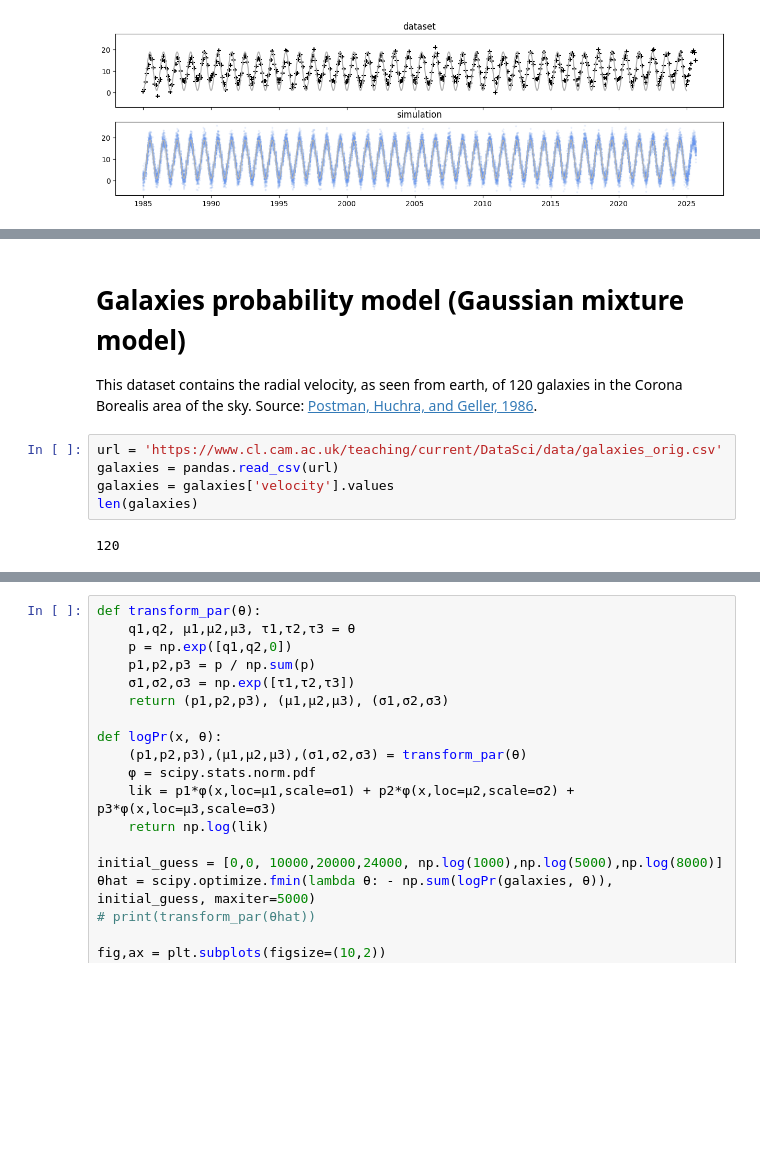
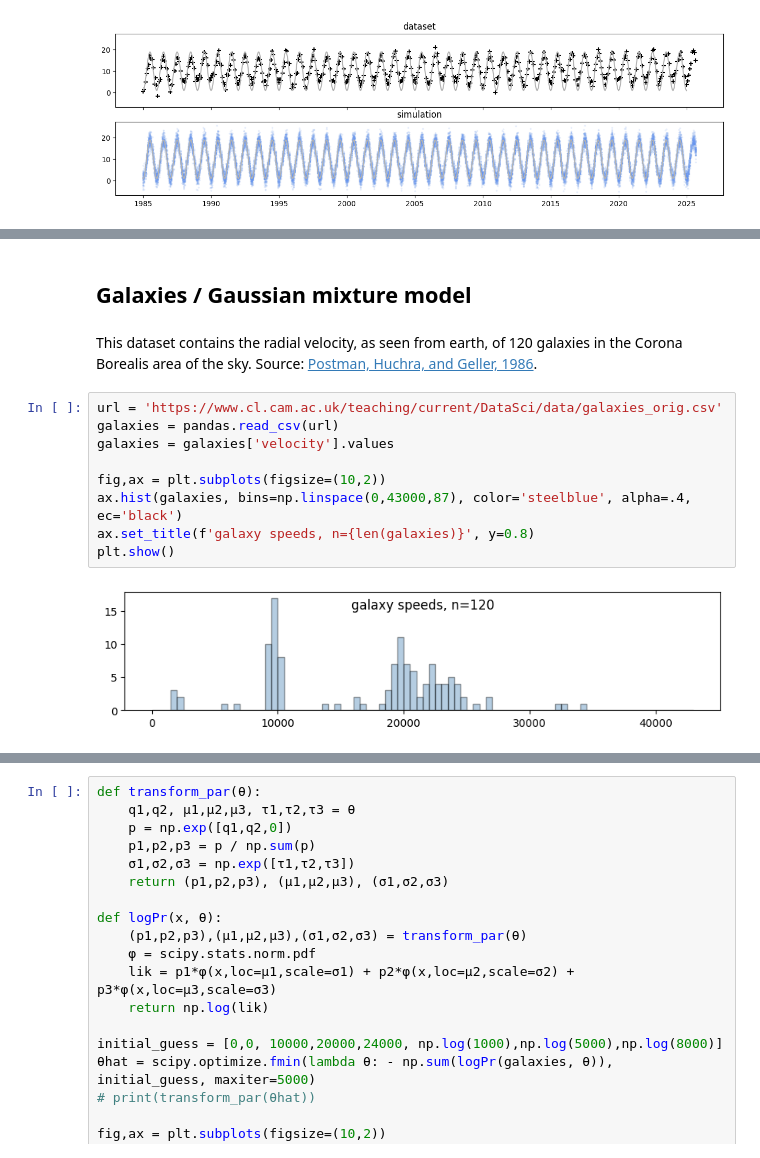
Before and after one commit to damonjw/datasci, a Jupyter notebook: fitting.ipynb, the cells around one changed output, grey strips where cells are left out. Saved outputs shown, nothing was run; the diff lists cells and outputs as text; blank space fills up the shorter version.

```diff
--- a/fitting.ipynb
+++ b/fitting.ipynb
@@ -66,14 +207,18 @@ plt.show()
+# %% [markdown]
+## Galaxies / Gaussian mixture model
 # %% [markdown]
-# Galaxies probability model (Gaussian mixture model)
-
 This dataset contains the radial velocity, as seen from earth, of 120 galaxies in the Corona Borealis area of the sky. Source: [Postman, Huchra, and Geller, 1986](https://ui.adsabs.harvard.edu/abs/1986AJ.....92.1238P).
 # %%
 url = 'https://www.cl.cam.ac.uk/teaching/current/DataSci/data/galaxies_orig.csv'
 galaxies = pandas.read_csv(url)
 galaxies = galaxies['velocity'].values
-len(galaxies)
+
+fig,ax = plt.subplots(figsize=(10,2))
+ax.hist(galaxies, bins=np.linspace(0,43000,87), color='steelblue', alpha=.4, ec='black')
+ax.set_title(f'galaxy speeds, n={len(galaxies)}', y=0.8)
+plt.show()
 # %% [output]
-120
+[figure, added]
 # %% [markdown]
 We propose the following probability model for a random galaxy speed $X$:
 $$
```
Also changed, not shown: parts of 34 cells of this notebook.
